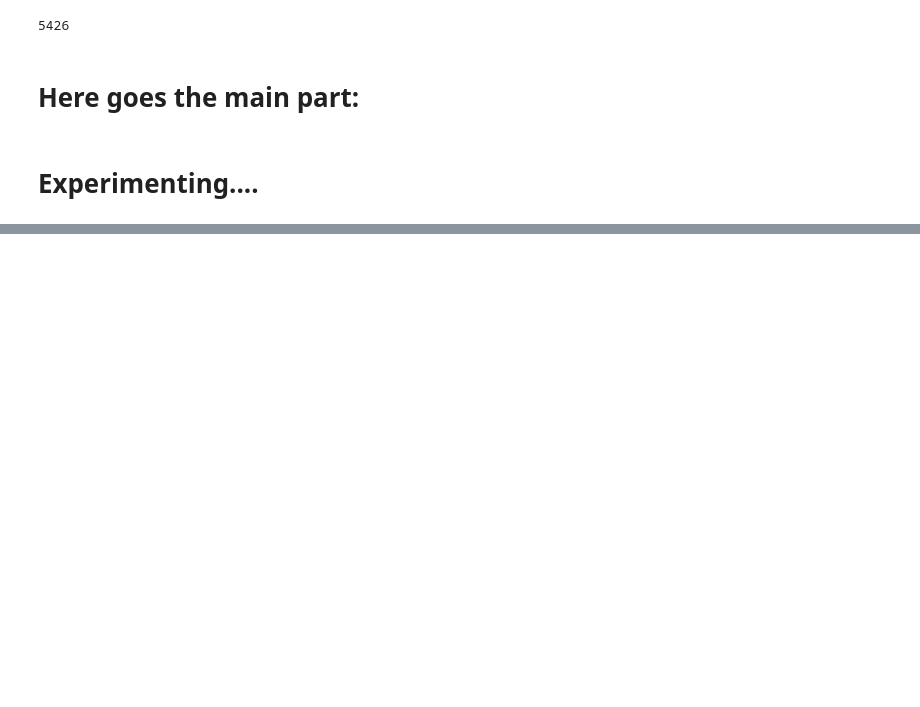
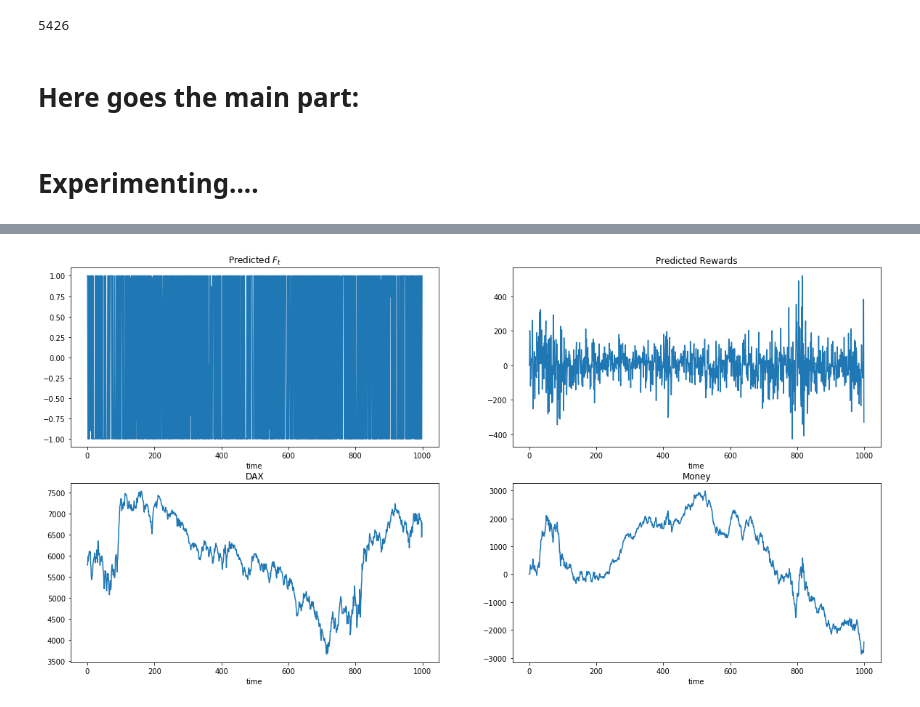
Before and after one commit to FRTP/Algorithms, a Jupyter notebook: src/main_test.ipynb, the cells around one changed output, grey strips where cells are left out. Saved outputs shown, nothing was run; the diff lists cells and outputs as text; code cells hidden in the pictures; blank space fills up the shorter version.

```diff
--- a/src/main_test.ipynb
+++ b/src/main_test.ipynb
@@ -63,0 +160,34 @@ len(my_retDAX)
+# %%
+rewards_predictions, sharp = get_rewards(maxT, my_retDAX, np.array(F_predictions), miu, delta)
+
+money = [0]
+for i in range(1, len(rewards_predictions)):
+    money.append(sum(rewards_predictions[:i]))
+
+plt.figure(figsize=(20,10))
+
+plt.subplot(221)
+plt.plot(F_predictions)
+plt.title('Predicted $F_t$')
+plt.xlabel('time')
+# plt.show()
+
+plt.subplot(222)
+plt.plot(rewards_predictions)
+plt.title('Predicted Rewards')
+plt.xlabel('time')
+# plt.show()
+
+plt.subplot(223)
+plt.plot(DAX[start_position+maxT:start_position+maxT+n_steps])
+plt.title('DAX')
+plt.xlabel('time')
+# plt.show()
+
+plt.subplot(224)
+plt.plot(money)
+plt.title('Money')
+plt.xlabel('time')
+plt.show()
+# %% [output]
+[figure, added]
```
Also changed, not shown: parts of 13 cells of this notebook, 16 other files.
